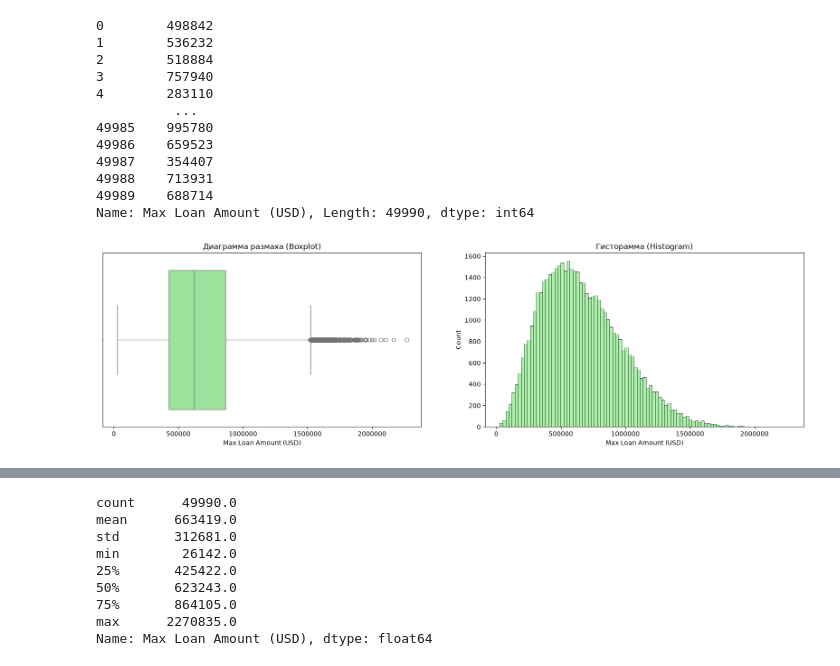
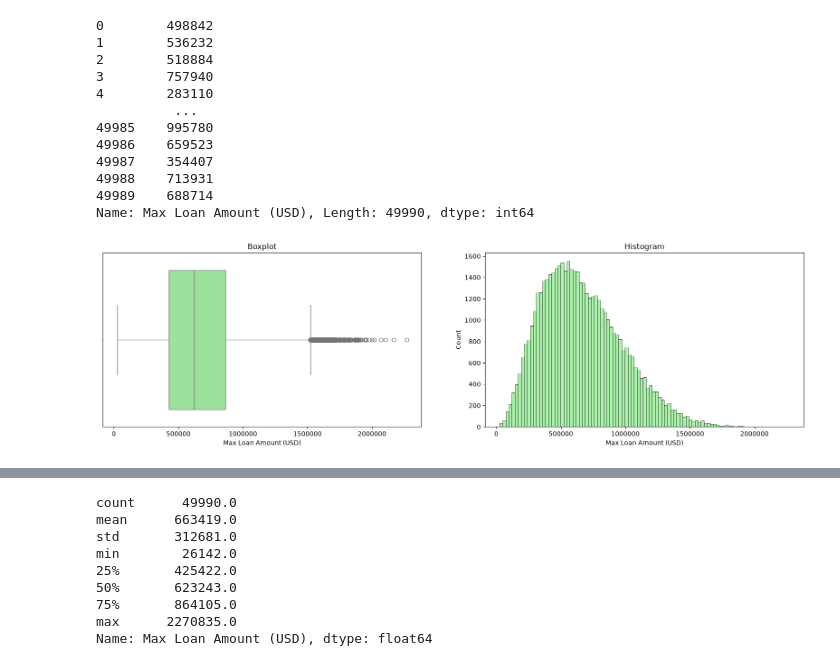
Before and after one commit to coretlwww/mortgage-prediction, a Jupyter notebook: Untitled-1.ipynb, the cells around one changed output, grey strips where cells are left out. Saved outputs shown, nothing was run; the diff lists cells and outputs as text; code cells hidden in the pictures.

```diff
--- a/Untitled-1.ipynb
+++ b/Untitled-1.ipynb
@@ -105,16 +121,19 @@ y
 49989    688714
 Name: Max Loan Amount (USD), Length: 49990, dtype: int64
 # %%
+# Set up a side-by-side subplot figure to visualize the target variable distribution
 fig, axes = plt.subplots(1, 2, figsize=(20, 5))
 
+# Plot 1: Boxplot to identify outliers and median distribution
 sns.boxplot(data=mortgage_data, x=y, ax=axes[0], color='lightgreen')
-axes[0].ticklabel_format(style='plain', axis='x')
-axes[0].set_title('Диаграмма размаха (Boxplot)')
+axes[0].ticklabel_format(style='plain', axis='x')  # Disable scientific notation (e.g., 1e6)
+axes[0].set_title('Boxplot')
 
+# Plot 2: Histogram to evaluate data frequency and skewness
 sns.histplot(data=mortgage_data, x=y, ax=axes[1], color='lightgreen')
-axes[1].ticklabel_format(style='plain', axis='x')
-axes[1].set_title('Гисторамма (Histogram)')
+axes[1].ticklabel_format(style='plain', axis='x')  # Disable scientific notation
+axes[1].set_title('Histogram')
 
 plt.show()
 # %% [output]
-[figure, old version]
+[figure, new version]
```
Also changed, not shown: parts of 39 cells of this notebook.
